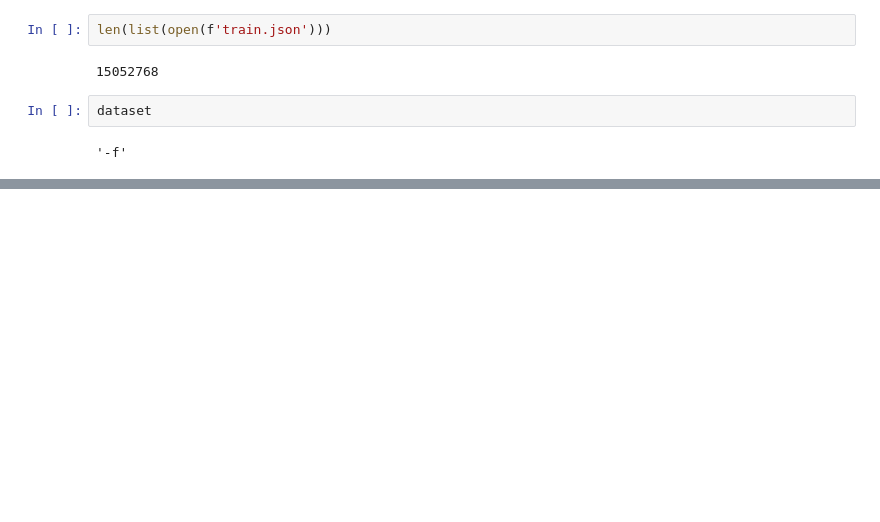
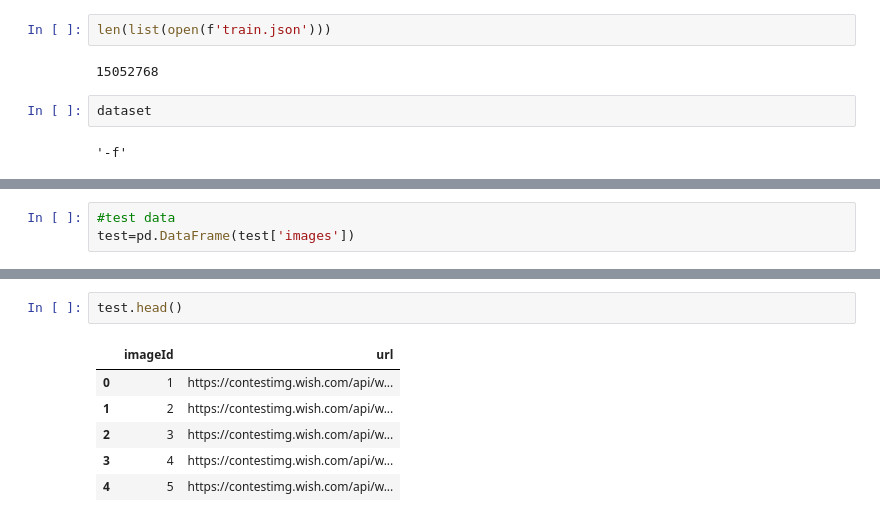
Before and after one commit to Muosvr/iMaterialistChallenge, a Jupyter notebook: iMaterialist-Challenge.ipynb, the cells around one changed output, grey strips where cells are left out. Cells and saved outputs as stored; diff of their text form; blank space fills up the shorter version.

```diff
--- a/iMaterialist-Challenge.ipynb
+++ b/iMaterialist-Challenge.ipynb
@@ -100,0 +149,3 @@ fnames_urls
+# %%
+#test data
+test=pd.DataFrame(test['images'])
@@ -100,0 +168,9 @@ fnames_urls
+# %%
+test.head()
+# %% [output]
+|  | imageId | url |
+| 0 | 1 | https://contestimg.wish.com/api/w... |
+| 1 | 2 | https://contestimg.wish.com/api/w... |
+| 2 | 3 | https://contestimg.wish.com/api/w... |
+| 3 | 4 | https://contestimg.wish.com/api/w... |
+| 4 | 5 | https://contestimg.wish.com/api/w... |
```
Also changed, not shown: parts of 24 cells of this notebook.
